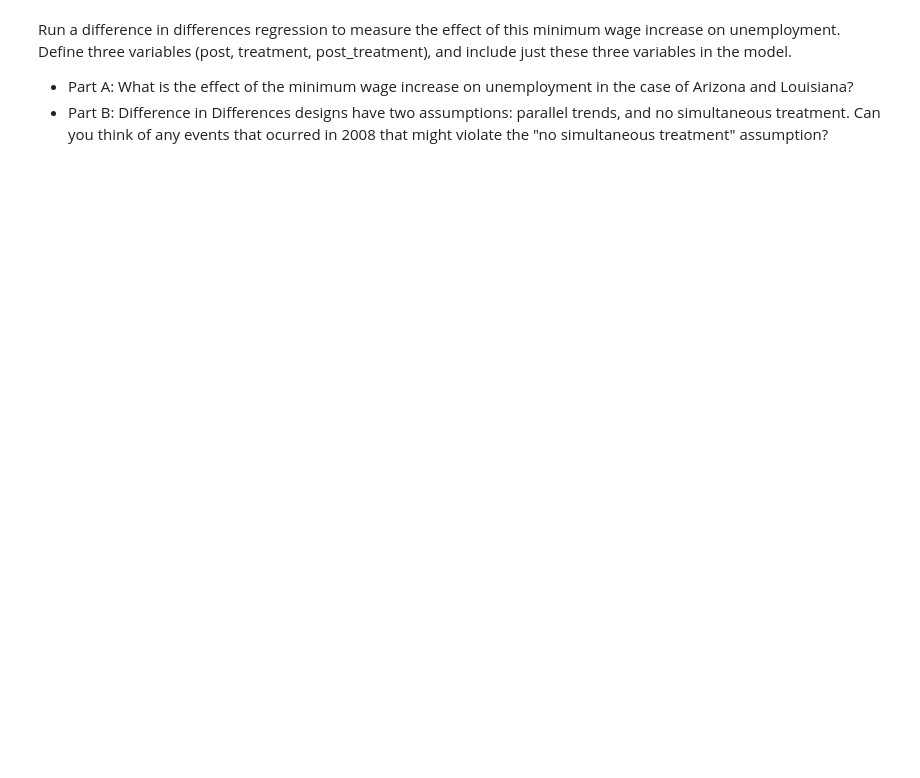
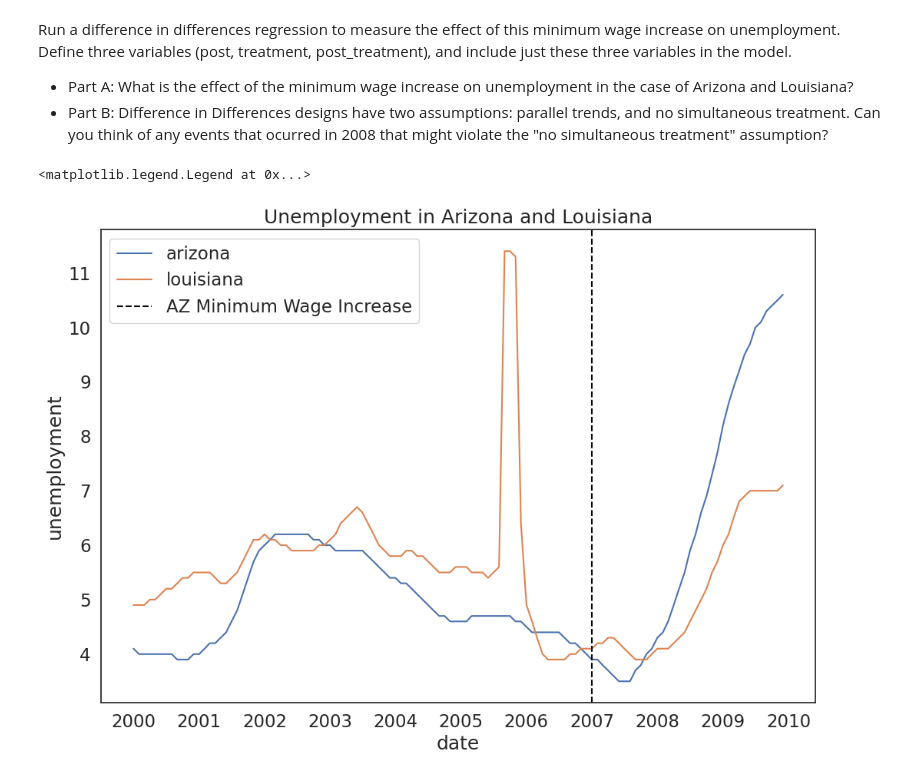
Before and after one commit to malvikamurkumbi/QM2, a Jupyter notebook: W8_Difference_in_Differences.ipynb, the cells around one changed output. Cells and saved outputs as stored; diff of their text form; code cells hidden in the pictures; blank space fills up the shorter version.

```diff
--- a/W8_Difference_in_Differences.ipynb
+++ b/W8_Difference_in_Differences.ipynb
@@ -339,3 +426,15 @@ Run a difference in differences regression to measure the effect of this minimum
 
 * Part A: What is the effect of the minimum wage increase on unemployment in the case of Arizona and Louisiana?
 * Part B: Difference in Differences designs have two assumptions: parallel trends, and no simultaneous treatment. Can you think of any events that ocurred in 2008 that might violate the "no simultaneous treatment" assumption?
+# %%
+did2['post']=np.where(did2['date']>='2007',1,0)
+did2['treatment']=np.where(did2['state']=='arizona',1,0)
+did2['post_treatment']=did2['post']*did2['treatment']
+
+sns.lineplot(data=did2,x='date',y='unemployment',hue='state')
+plt.axvline(pd.to_datetime('2007'),color='black',linestyle='dashed', label='AZ Minimum Wage Increase')
+plt.title('Unemployment in Arizona and Louisiana')
+plt.legend()
+# %% [output]
+<matplotlib.legend.Legend at 0x...>
+[figure, added]
```
Also changed, not shown: parts of 15 cells of this notebook.
